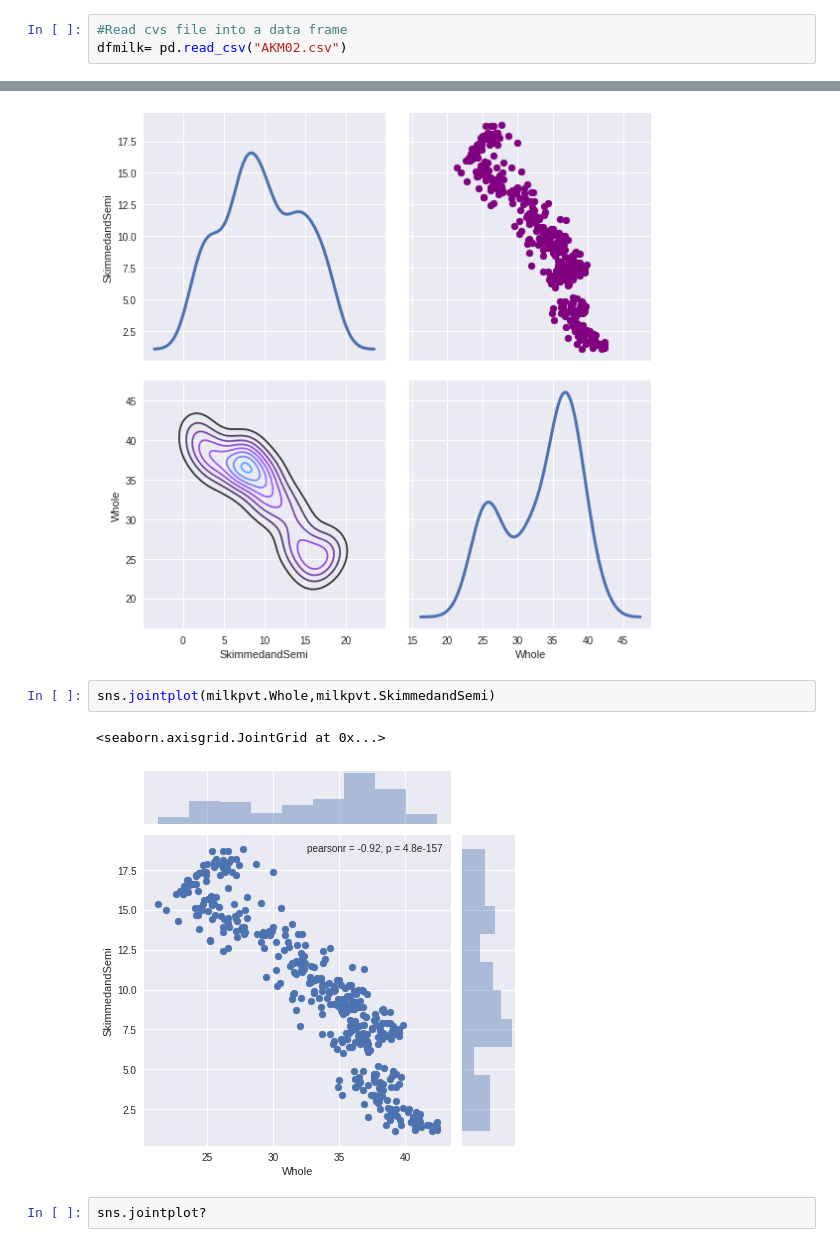
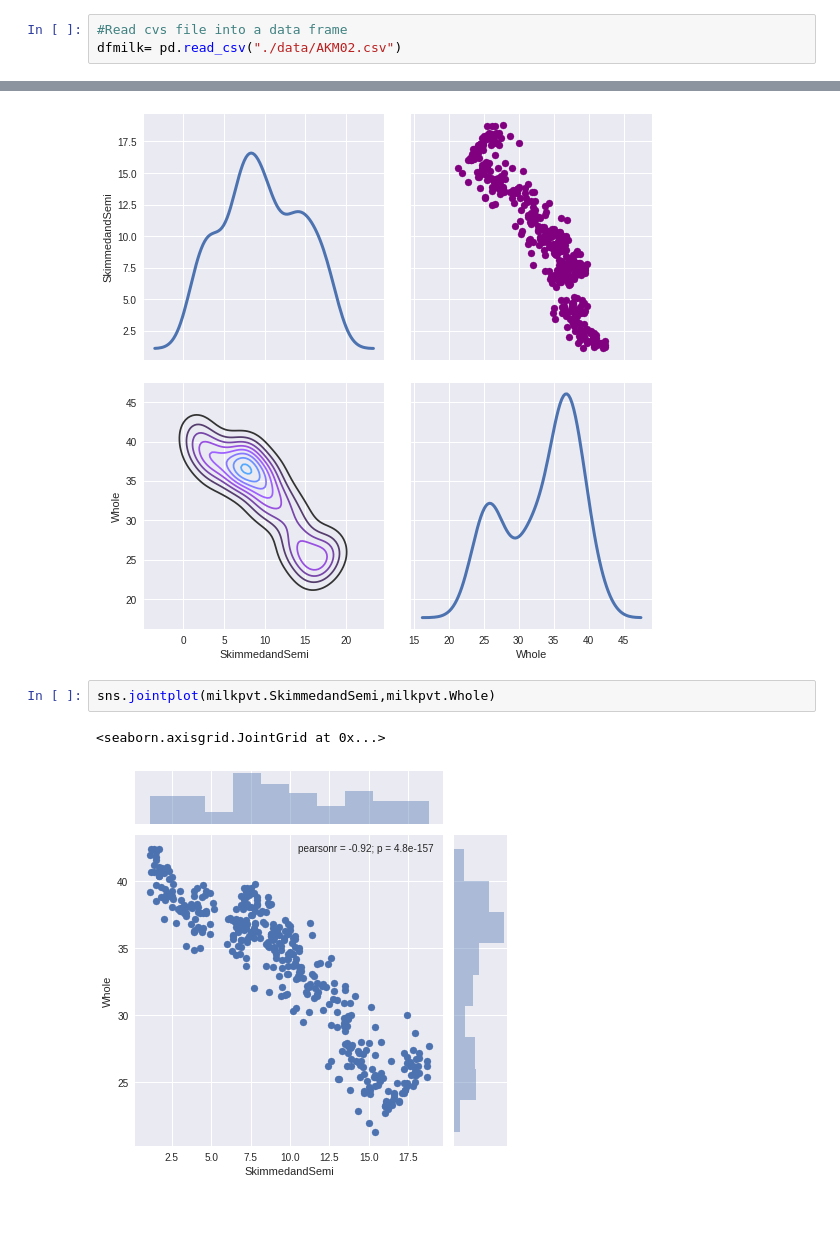
Before and after one commit to Ddscully/Irish-Milk-Sales, a Jupyter notebook: Milk_Sales.ipynb, the cells around one changed output, grey strips where cells are left out. Saved outputs shown, nothing was run; the diff lists cells and outputs as text; blank space fills up the shorter version.

```diff
--- a/Milk_Sales.ipynb
+++ b/Milk_Sales.ipynb
@@ -24,6 +28,6 @@ print(np.__version__)
 # %%
 #Read cvs file into a data frame
-dfmilk= pd.read_csv("AKM02.csv")
+dfmilk= pd.read_csv("./data/AKM02.csv")
 # %%
 dfmilk.tail()
 # %% [output]
@@ -145,9 +143,7 @@ returns_fig.map_diag(sns.kdeplot, lw=3, legend=False)
 <seaborn.axisgrid.PairGrid at 0x...>
 [figure]
 # %%
-sns.jointplot(milkpvt.Whole,milkpvt.SkimmedandSemi)
+sns.jointplot(milkpvt.SkimmedandSemi,milkpvt.Whole)
 # %% [output]
 <seaborn.axisgrid.JointGrid at 0x...>
-[figure, old version]
+[figure, new version]
-# %%
-sns.jointplot?
```
Also changed, not shown: parts of 24 cells of this notebook.
